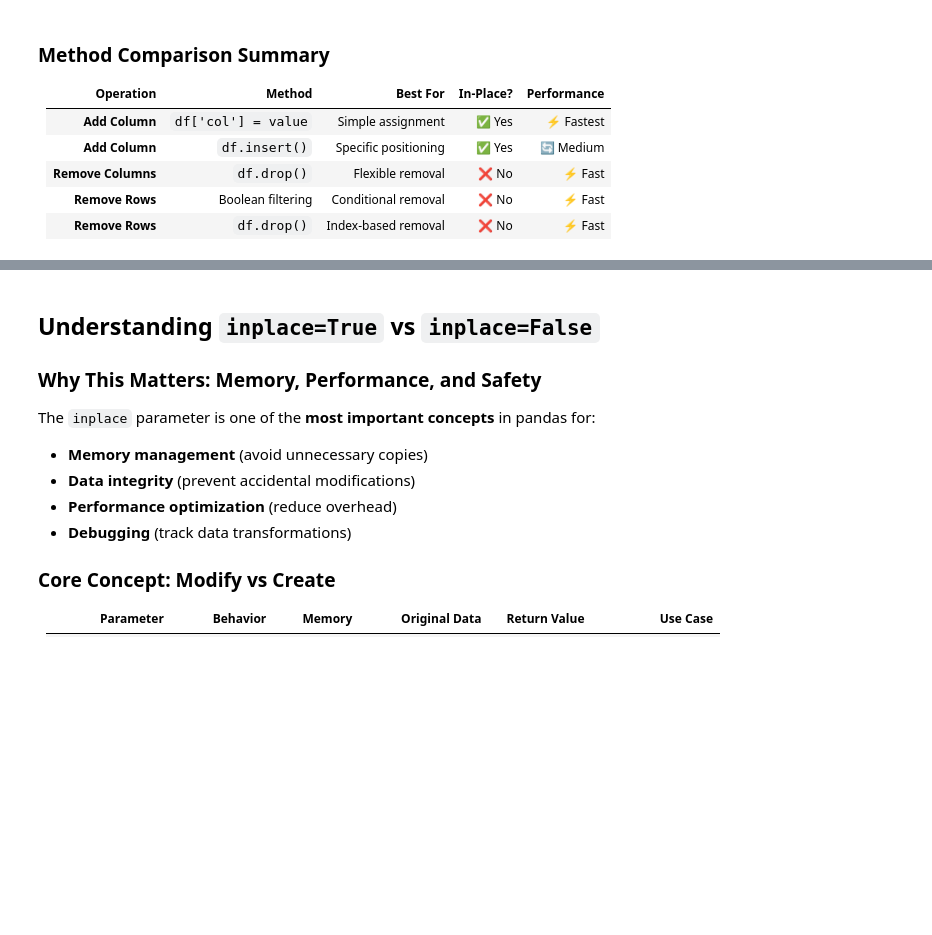
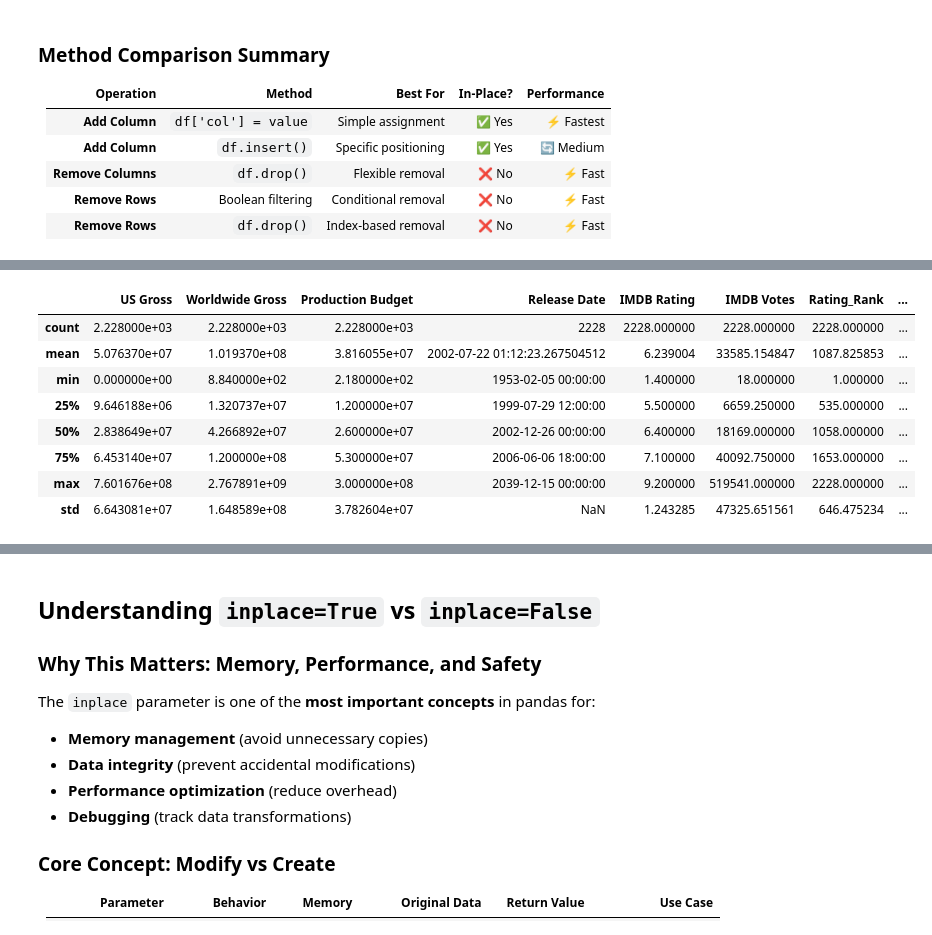
Before and after one commit to Lizhen0909/nu-stat303-1-sec20-coursebook, a Jupyter notebook: Pandas.ipynb, the cells around one changed output, grey strips where cells are left out. Drawn from its saved outputs; the diff is of its cells as text; code cells hidden in the pictures; blank space fills up the shorter version.

```diff
--- a/Pandas.ipynb
+++ b/Pandas.ipynb
@@ -1873,0 +1818,4 @@ Mixed_Types     object
+# %%
+# let's calculate the days since release till Jan 1st 2024
+movie_ratings['Days Since Release'] = (pd.Timestamp.today().normalize() - movie_ratings['Release Date']).dt.days
+movie_ratings.head()
@@ -1873,0 +1978,12 @@ Mixed_Types     object
+# %%
+movie_ratings.describe()
+# %% [output]
+|  | US Gross | Worldwide Gross | Production Budget | Release Date | IMDB Rating | IMDB Votes | Rating_Rank | ... |
+| count | 2.228000e+03 | 2.228000e+03 | 2.228000e+03 | 2228 | 2228.000000 | 2228.000000 | 2228.000000 | ... |
+| mean | 5.076370e+07 | 1.019370e+08 | 3.816055e+07 | 2002-07-22 01:12:23.267504512 | 6.239004 | 33585.154847 | 1087.825853 | ... |
+| min | 0.000000e+00 | 8.840000e+02 | 2.180000e+02 | 1953-02-05 00:00:00 | 1.400000 | 18.000000 | 1.000000 | ... |
+| 25% | 9.646188e+06 | 1.320737e+07 | 1.200000e+07 | 1999-07-29 12:00:00 | 5.500000 | 6659.250000 | 535.000000 | ... |
+| 50% | 2.838649e+07 | 4.266892e+07 | 2.600000e+07 | 2002-12-26 00:00:00 | 6.400000 | 18169.000000 | 1058.000000 | ... |
+| 75% | 6.453140e+07 | 1.200000e+08 | 5.300000e+07 | 2006-06-06 18:00:00 | 7.100000 | 40092.750000 | 1653.000000 | ... |
+| max | 7.601676e+08 | 2.767891e+09 | 3.000000e+08 | 2039-12-15 00:00:00 | 9.200000 | 519541.000000 | 2228.000000 | ... |
+| std | 6.643081e+07 | 1.648589e+08 | 3.782604e+07 | NaN | 1.243285 | 47325.651561 | 646.475234 | ... |
```
Also changed, not shown: parts of 54 cells of this notebook, 4 other files.
